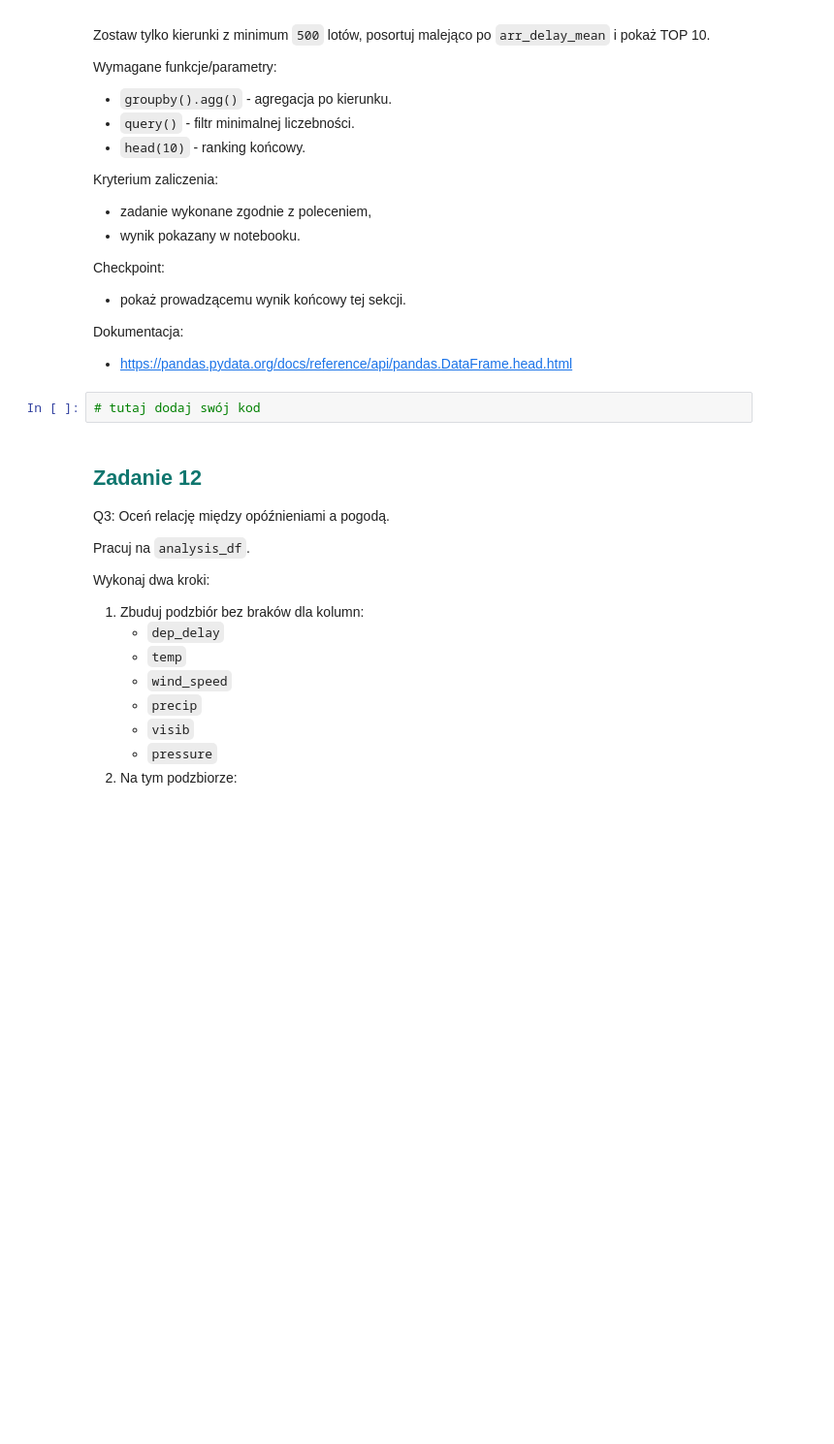
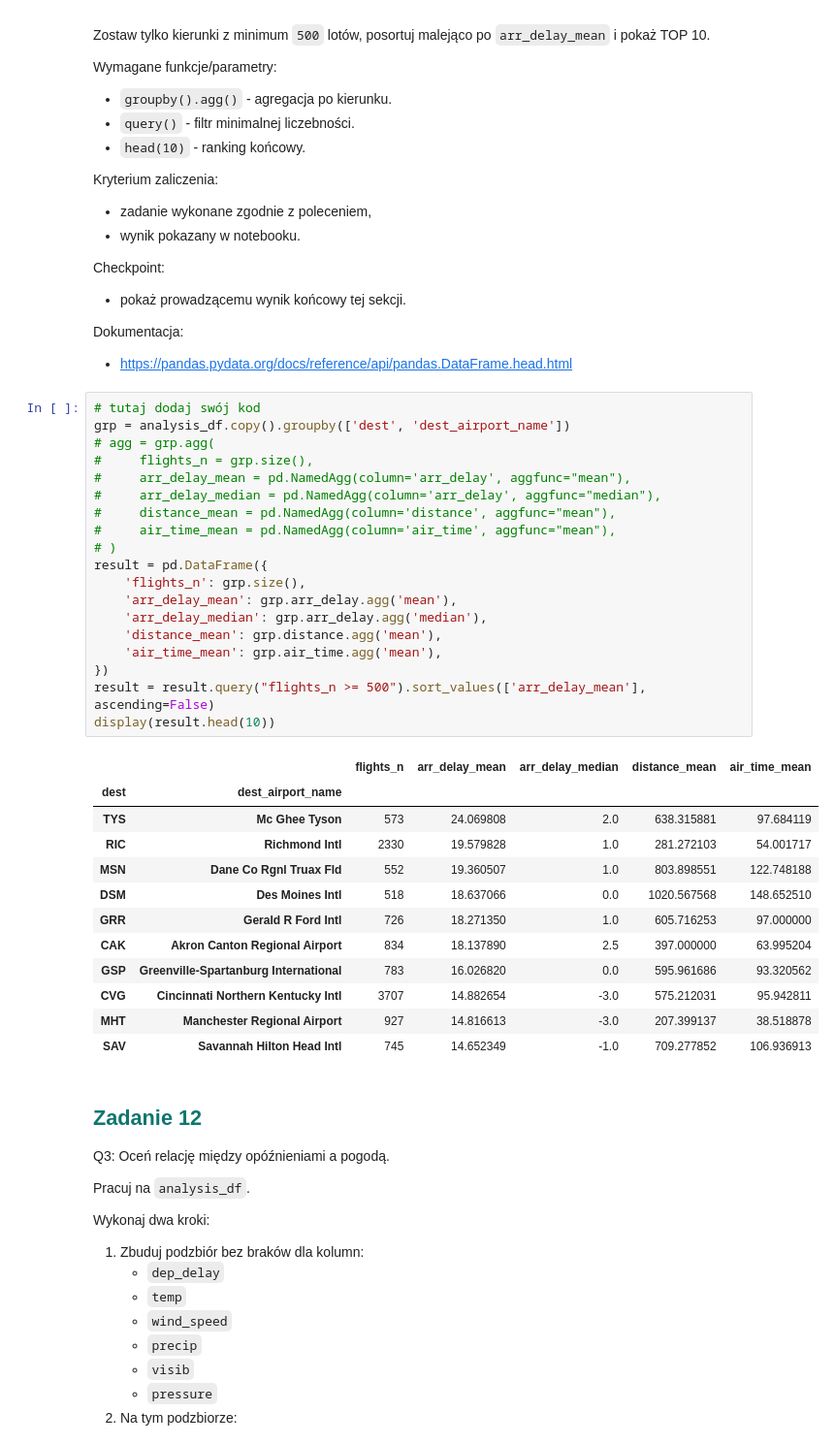
Before and after one commit to tpawlonka/AnalizaDanychPythonKurs, a Jupyter notebook: AnalizaDanychPython_Lekcja4.ipynb, the cells around one changed output. Shown at 97% size. Saved outputs shown, nothing was run; the diff lists cells and outputs as text; blank space fills up the shorter version.

```diff
--- a/AnalizaDanychPython_Lekcja4.ipynb
+++ b/AnalizaDanychPython_Lekcja4.ipynb
@@ -1244,6 +1218,36 @@ Dokumentacja:
 - https://pandas.pydata.org/docs/reference/api/pandas.DataFrame.head.html
 # %%
 # tutaj dodaj swój kod
+grp = analysis_df.copy().groupby(['dest', 'dest_airport_name'])
+# agg = grp.agg(
+#     flights_n = grp.size(),
+#     arr_delay_mean = pd.NamedAgg(column='arr_delay', aggfunc="mean"),
+#     arr_delay_median = pd.NamedAgg(column='arr_delay', aggfunc="median"),
+#     distance_mean = pd.NamedAgg(column='distance', aggfunc="mean"),
+#     air_time_mean = pd.NamedAgg(column='air_time', aggfunc="mean"),
+# )
+result = pd.DataFrame({
+    'flights_n': grp.size(),
+    'arr_delay_mean': grp.arr_delay.agg('mean'),
+    'arr_delay_median': grp.arr_delay.agg('median'),
+    'distance_mean': grp.distance.agg('mean'),
+    'air_time_mean': grp.air_time.agg('mean'),
+})
+result = result.query("flights_n >= 500").sort_values(['arr_delay_mean'], ascending=False)
+display(result.head(10))
+# %% [output]
+|  |  | flights_n | arr_delay_mean | arr_delay_median | distance_mean | air_time_mean |
+| dest | dest_airport_name |  |  |  |  |  |
+| TYS | Mc Ghee Tyson | 573 | 24.069808 | 2.0 | 638.315881 | 97.684119 |
+| RIC | Richmond Intl | 2330 | 19.579828 | 1.0 | 281.272103 | 54.001717 |
+| MSN | Dane Co Rgnl Truax Fld | 552 | 19.360507 | 1.0 | 803.898551 | 122.748188 |
+| DSM | Des Moines Intl | 518 | 18.637066 | 0.0 | 1020.567568 | 148.652510 |
+| GRR | Gerald R Ford Intl | 726 | 18.271350 | 1.0 | 605.716253 | 97.000000 |
+| CAK | Akron Canton Regional Airport | 834 | 18.137890 | 2.5 | 397.000000 | 63.995204 |
+| GSP | Greenville-Spartanburg International | 783 | 16.026820 | 0.0 | 595.961686 | 93.320562 |
+| CVG | Cincinnati Northern Kentucky Intl | 3707 | 14.882654 | -3.0 | 575.212031 | 95.942811 |
+| MHT | Manchester Regional Airport | 927 | 14.816613 | -3.0 | 207.399137 | 38.518878 |
+| SAV | Savannah Hilton Head Intl | 745 | 14.652349 | -1.0 | 709.277852 | 106.936913 |
 # %% [markdown]
 ## <span style="color:#0f766e; font-weight:700;">Zadanie 12</span>
 
```
Also changed, not shown: parts of 5 cells of this notebook.
